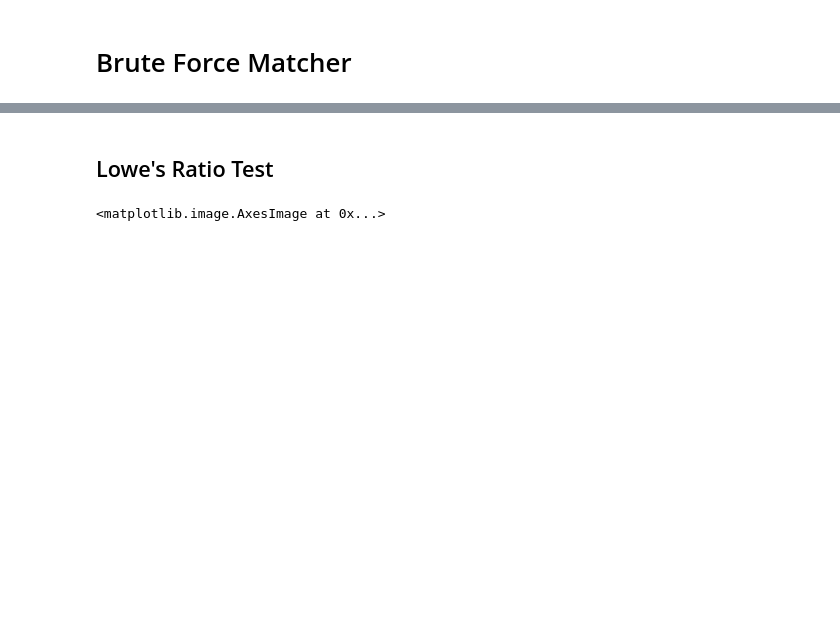
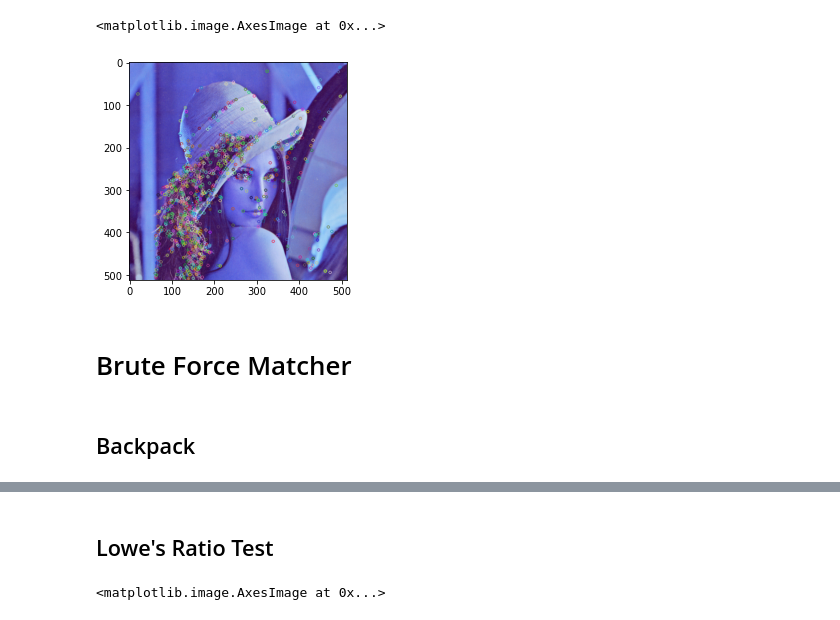
Before and after one commit to Xeposem/ELEC474, a Jupyter notebook: Lab4/PreLab/Main_WilliamDu_20100436.ipynb, the cells around one changed output, grey strips where cells are left out. Drawn from its saved outputs; the diff is of its cells as text; code cells hidden in the pictures; blank space fills up the shorter version.

```diff
--- a/Lab4/PreLab/Main_WilliamDu_20100436.ipynb
+++ b/Lab4/PreLab/Main_WilliamDu_20100436.ipynb
@@ -31,5 +49,12 @@ plt.imshow(out2)
+# %%
+plt.imshow(lenaout2)
+# %% [output]
+<matplotlib.image.AxesImage at 0x...>
+[figure, added]
 # %% [markdown]
 # Brute Force Matcher
+# %% [markdown]
+## Backpack
 # %%
 bf = cv.BFMatcher()
 matches = bf.knnMatch(des1,des2,k=2)
```
Also changed, not shown: parts of 21 cells of this notebook, 2 other files.
